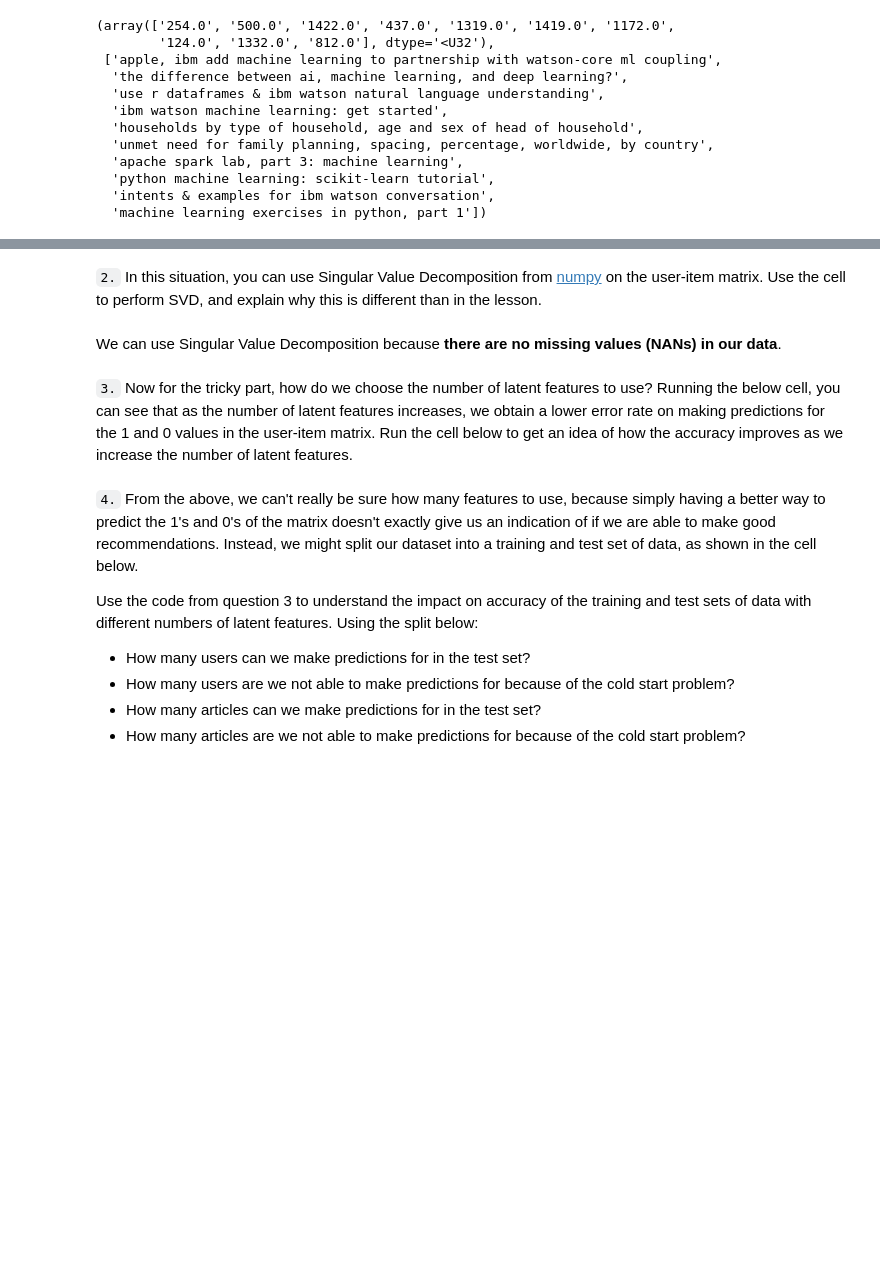
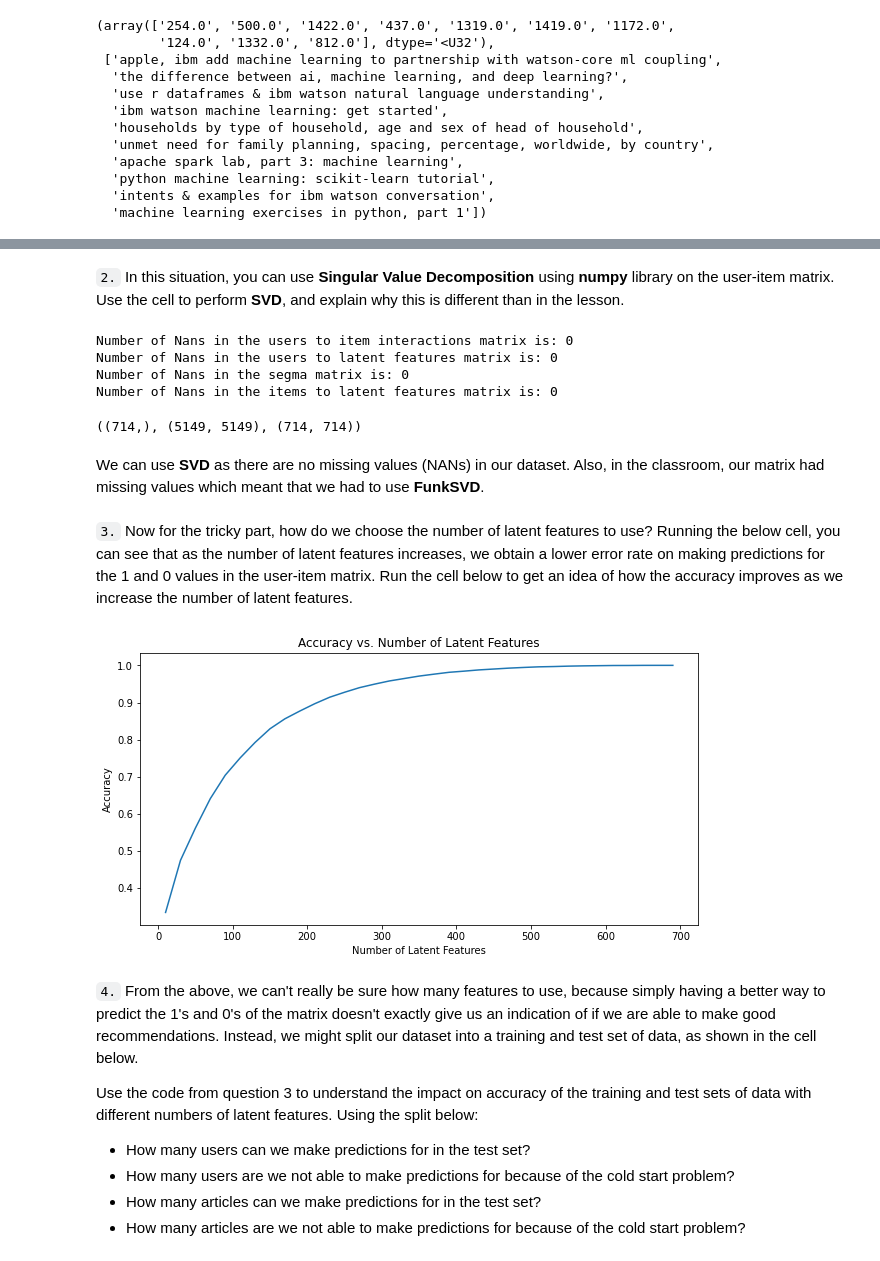
Before and after one commit to Nima-Sayyah/Recommendations-IBM, a Jupyter notebook: Recommendations (IBM).ipynb, the cells around one changed output, grey strips where cells are left out. Cells and saved outputs as stored; diff of their text form; code cells hidden in the pictures; blank space fills up the shorter version.

```diff
--- a/Recommendations (IBM).ipynb
+++ b/Recommendations (IBM).ipynb
@@ -946,5 +948,6 @@ In this part of the notebook, you will build use matrix factorization to make ar
 
 `1.` You should have already created a **user_item** matrix above in **question 1** of **Part III** above.  This first question here will just require that you run the cells to get things set up for the rest of **Part V** of the notebook.
 # %%
-# Load the matrix here
-user_item_matrix = pd.read_pickle('user_item_matrix.p')
+# Quick look at the matrix
+user_item_matrix = user_item
+user_item_matrix.head()
@@ -954,40 +963,52 @@ user_item_matrix.head()
 # %% [markdown]
-`2.` In this situation, you can use Singular Value Decomposition from [numpy](https://docs.scipy.org/doc/numpy-1.14.0/reference/generated/numpy.linalg.svd.html) on the user-item matrix.  Use the cell to perform SVD, and explain why this is different than in the lesson.
+`2.` In this situation, you can use **Singular Value Decomposition** using **numpy** library on the user-item matrix.  Use the cell to perform **SVD**, and explain why this is different than in the lesson.
 # %%
 # Perform SVD on the User-Item Matrix Here
-
-u, s, vt =  np.linalg.svd(user_item_matrix)# use the built in to get the three matrices
-print("Number of Nans in the users to item interactions matrix is: {}".format(np.isnan(user_item_matrix).sum().sum()))
+# Use the built-in to get the three matrices
+u, s, vt =  np.linalg.svd(user_item_matrix)
+print("Number of Nans in the users to item interactions matrix is: {}".format(np.isnan(user_item).sum().sum()))
 print("Number of Nans in the users to latent features matrix is: {}".format(np.isnan(u).sum().sum()))
 print("Number of Nans in the segma matrix is: {}".format(np.isnan(s).sum().sum()))
 print("Number of Nans in the items to latent features matrix is: {}".format(np.isnan(vt).sum().sum()))
+# %% [output]
+Number of Nans in the users to item interactions matrix is: 0
+Number of Nans in the users to latent features matrix is: 0
+Number of Nans in the segma matrix is: 0
+Number of Nans in the items to latent features matrix is: 0
+# %%
+s.shape, u.shape, vt.shape
+# %% [output]
+((714,), (5149, 5149), (714, 714))
 # %% [markdown]
-We can use Singular Value Decomposition because **there are no missing values (NANs) in our data**.
+We can use **SVD** as there are no missing values (NANs) in our dataset. Also, in the classroom, our matrix had missing values which meant that we had to use **FunkSVD**.
 # %% [markdown]
 `3.` Now for the tricky part, how do we choose the number of latent features to use?  Running the below cell, you can see that as the number of latent features increases, we obtain a lower error rate on making predictions for the 1 and 0 values in the user-item matrix.  Run the cell below to get an idea of how the accuracy improves as we increase the number of latent features.
 # %%
 num_latent_feats = np.arange(10,700+10,20)
 sum_errs = []
 
 for k in num_latent_feats:
-    # restructure with k latent features
-    s_new, u_new, vt_new = np.diag(s[:k]), u[:, :k], vt[:k, :]
 
-    # take dot product
+    # Restructuring with k latent features
+    u_new, s_new, vt_new = u[:, :k], np.diag(s[:k]), vt[:k, :]
+
+    # Calculating dot products
     user_item_est = np.around(np.dot(np.dot(u_new, s_new), vt_new))
 
-    # compute error for each prediction to actual value
+    # Calculating the error for each prediction to actual value
     diffs = np.subtract(user_item_matrix, user_item_est)
 
-    # total errors and keep track of them
+    # Total errors and keep track of them
     err = np.sum(np.sum(np.abs(diffs)))
     sum_errs.append(err)
 
 plt.figure(figsize=(10,5))
 plt.plot(num_latent_feats, 1 - np.array(sum_errs)/df.shape[0]);
 plt.xlabel('Number of Latent Features');
 plt.ylabel('Accuracy');
 plt.title('Accuracy vs. Number of Latent Features');
+# %% [output]
+[figure, added]
 # %% [markdown]
 `4.` From the above, we can't really be sure how many features to use, because simply having a better way to predict the 1's and 0's of the matrix doesn't exactly give us an indication of if we are able to make good recommendations.  Instead, we might split our dataset into a training and test set of data, as shown in the cell below.
 
```
Also changed, not shown: parts of 4 cells of this notebook.
